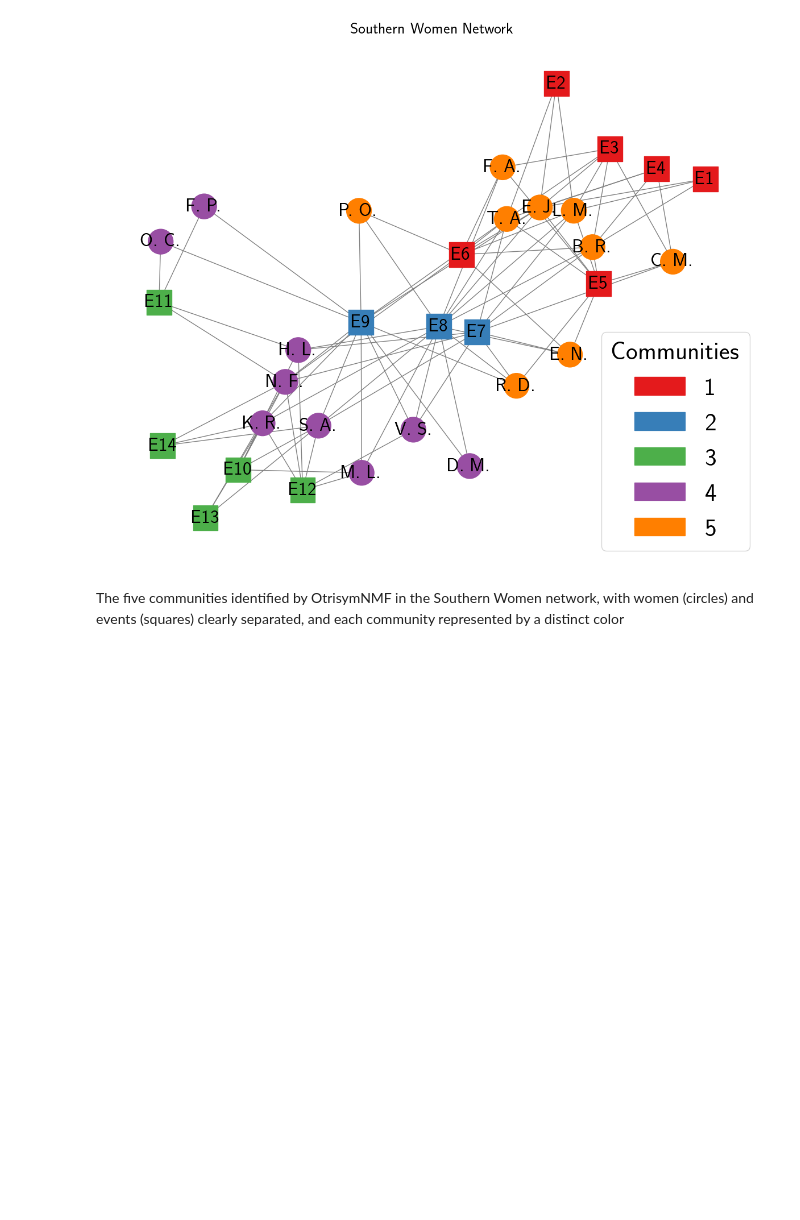
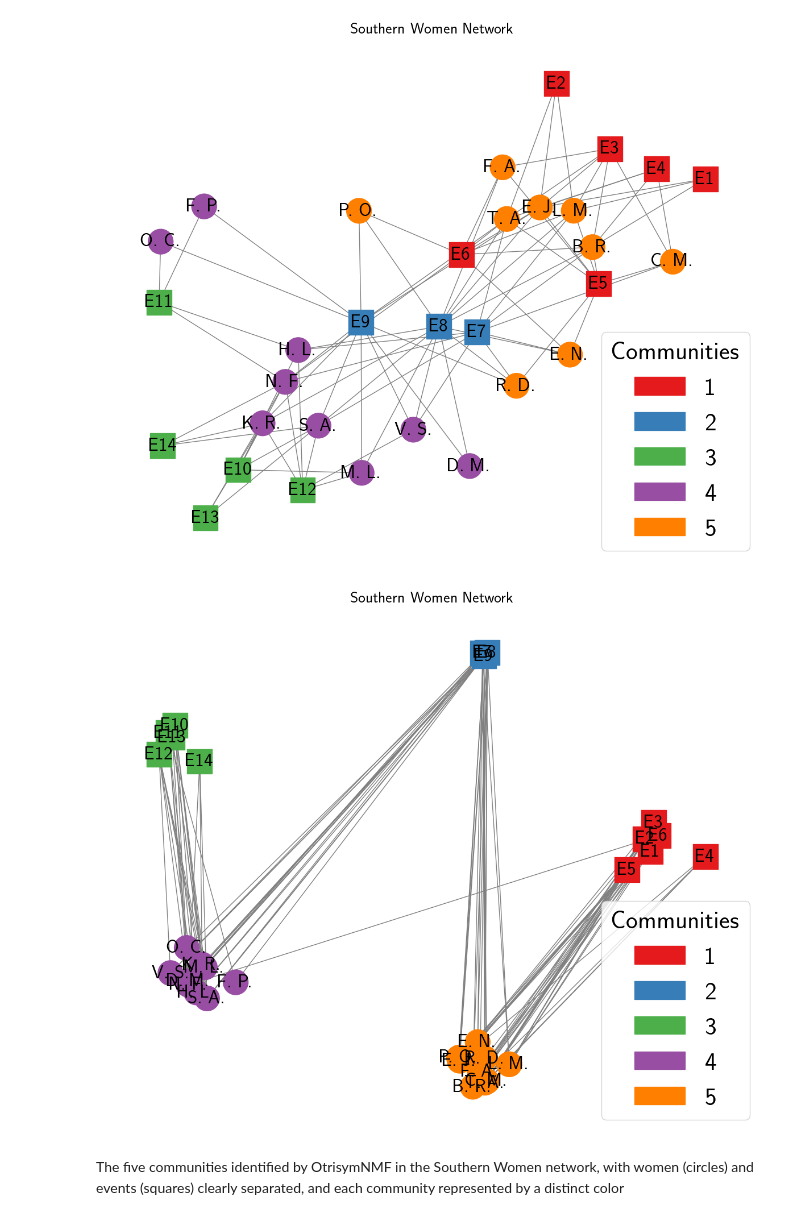
Before and after one commit to Alexia1305/OtrisymNMF_DCBM, a Jupyter notebook: southern_women.ipynb, the cells around one changed output. Cells and saved outputs as stored; diff of their text form; code cells hidden in the pictures; blank space fills up the shorter version.

```diff
--- a/southern_women.ipynb
+++ b/southern_women.ipynb
@@ -115,6 +115,53 @@ plt.axis('off')
 plt.show()
 # %% [output]
 [figure]
+# %%
+plt.figure(figsize=(15,12))
+# --- Générer une position clusterisée ---
+# Nombre de communautés
+num_communities = max(vp) + 1
+
+# Créer un centre pour chaque communauté
+theta = np.linspace(0, 2*np.pi, num_communities, endpoint=False)
+radius = 20  # distance entre les centres
+community_centers = {i: np.array([radius*np.cos(t), radius*np.sin(t)]) for i,t in enumerate(theta)}
+
+# Position finale des nœuds
+pos = {}
+for i, node in enumerate(node_list):
+    comm = vp[i]
+    # placer les nœuds aléatoirement autour du centre de leur communauté
+    offset = np.random.randn(2) * 1.5  # dispersion autour du centre
+    pos[node] = community_centers[comm] + offset
+
+nx.draw_networkx_nodes(G, pos,
+                       nodelist=women,
+                       node_color=[node_colors[node_list.index(n)] for n in women],
+                       node_shape='o',
+                       node_size=1000)
+
+nx.draw_networkx_nodes(G, pos,
+                       nodelist=events,
+                       node_color=[node_colors[node_list.index(n)] for n in events],
+                       node_shape='s',
+                       node_size=1000)
+
+
+nx.draw_networkx_edges(G, pos, edge_color='gray')
+
+
+nx.draw_networkx_labels(G, pos, labels=labels, font_size=24)
+legend_patches = []
+for i in range(5):  # 5 communities
+    patch = mpatches.Patch(color=colors[i], label=f'{i+1}')
+    legend_patches.append(patch)
+
+plt.legend(handles=legend_patches, loc='lower right', fontsize=32, title_fontsize=32, title="Communities")
+plt.title("Southern Women Network",fontsize=20)
+plt.axis('off')
+plt.show()
+# %% [output]
+[figure, added]
 # %% [markdown]
 The five communities identified by OtrisymNMF in the Southern Women network, with women (circles) and events (squares) clearly separated, and each community represented by a distinct color
 # %% [markdown]
```
Also changed, not shown: parts of 6 cells of this notebook, 8 other files.
